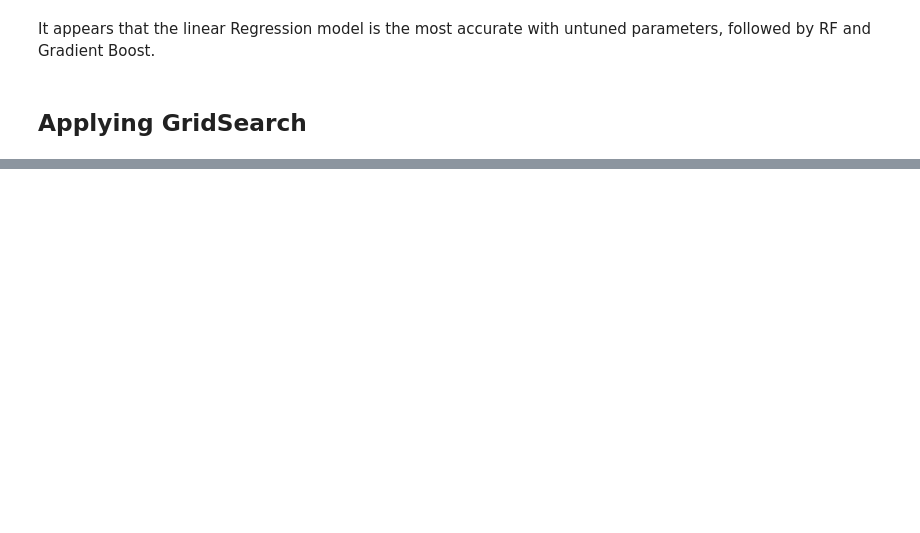
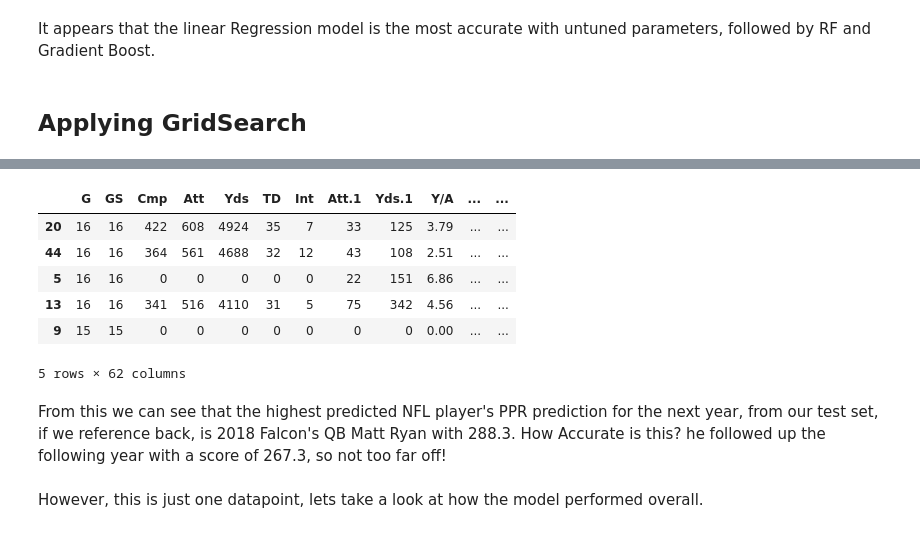
Before and after one commit to pburtonak/FantasyFootballDraftAI, a Jupyter notebook: Peter.ipynb, the cells around one changed output, grey strips where cells are left out. Saved outputs shown, nothing was run; the diff lists cells and outputs as text; code cells hidden in the pictures; blank space fills up the shorter version.

Commit message:
selected final model, added markdown, asessed results

```diff
--- a/Peter.ipynb
+++ b/Peter.ipynb
@@ -864,0 +1097,3 @@ pd.DataFrame({'Linear Regression':[grid_lr.best_score_],
+# %%
+lasso=Lasso(alpha= 1.6, fit_intercept= True, normalize=False, selection= 'random', tol= 0.01)
+lasso.fit(X_train_scaled,y_train)
@@ -864,0 +1120,3 @@ pd.DataFrame({'Linear Regression':[grid_lr.best_score_],
+# %%
+Final_predictions = lasso.predict(X_test_scaled)
+Final_predictions.shape
@@ -864,0 +1159,3 @@ pd.DataFrame({'Linear Regression':[grid_lr.best_score_],
+# %%
+X_test['PredictedPPR']=Final_predictions.tolist()
+X_test.head()
@@ -864,0 +1170,16 @@ pd.DataFrame({'Linear Regression':[grid_lr.best_score_],
+# %%
+Final_df = X_test.sort_values(by=['PredictedPPR'], ascending=False)
+# %%
+Final_df.head()
+# %% [output]
+|  | G | GS | Cmp | Att | Yds | TD | Int | Att.1 | Yds.1 | Y/A | ... | ... |
+| 20 | 16 | 16 | 422 | 608 | 4924 | 35 | 7 | 33 | 125 | 3.79 | ... | ... |
+| 44 | 16 | 16 | 364 | 561 | 4688 | 32 | 12 | 43 | 108 | 2.51 | ... | ... |
+| 5 | 16 | 16 | 0 | 0 | 0 | 0 | 0 | 22 | 151 | 6.86 | ... | ... |
+| 13 | 16 | 16 | 341 | 516 | 4110 | 31 | 5 | 75 | 342 | 4.56 | ... | ... |
+| 9 | 15 | 15 | 0 | 0 | 0 | 0 | 0 | 0 | 0 | 0.00 | ... | ... |
+5 rows × 62 columns
+# %% [markdown]
+From this we can see that the highest predicted NFL player's PPR prediction for the next year, from our test set, if we reference back, is 2018 Falcon's QB Matt Ryan with 288.3. How Accurate is this? he followed up the following year with a score of 267.3, so not too far off!
+# %% [markdown]
+However, this is just one datapoint, lets take a look at how the model performed overall.
```
Also changed, not shown: parts of 92 cells of this notebook.
